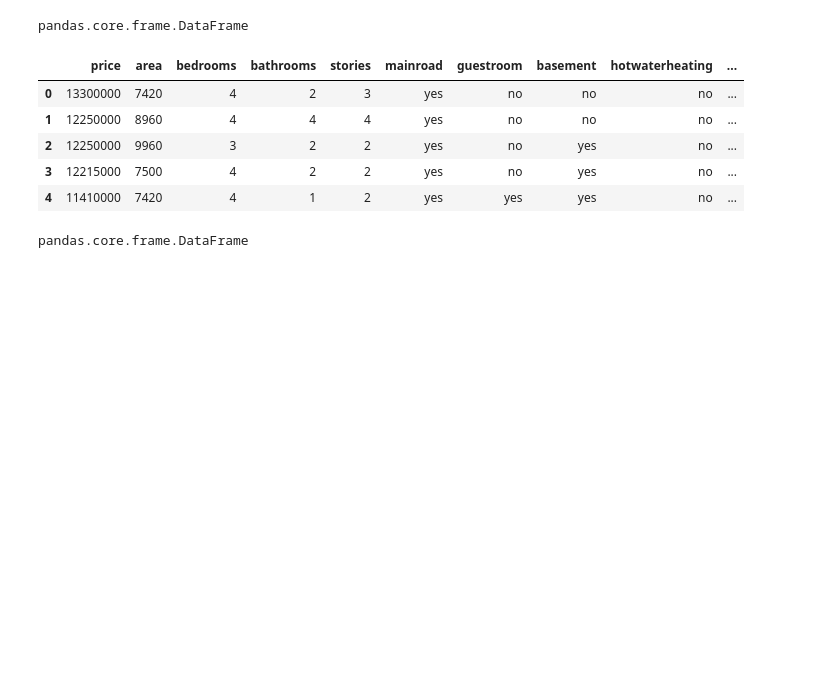
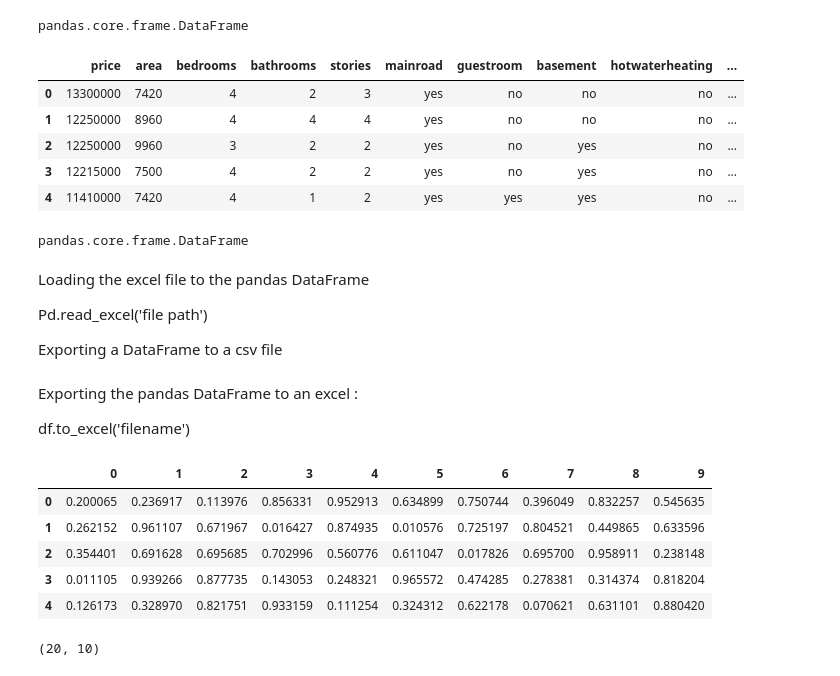
Before and after one commit to officialaryansingh/pandas_learning, a Jupyter notebook: pandas_fundamental2.ipynb, the cells around one changed output. Saved outputs shown, nothing was run; the diff lists cells and outputs as text; code cells hidden in the pictures; blank space fills up the shorter version.

```diff
--- a/pandas_fundamental2.ipynb
+++ b/pandas_fundamental2.ipynb
@@ -75,3 +76,9 @@ housing_df.head()
 type(california_dataset_df)
 # %% [output]
 pandas.core.frame.DataFrame
+# %% [markdown]
+Loading the excel file to the pandas DataFrame
+
+Pd.read_excel('file path')
+
+Exporting a DataFrame to a csv file
@@ -77,0 +87,20 @@ pandas.core.frame.DataFrame
+# %% [markdown]
+Exporting the pandas DataFrame to an excel :
+
+df.to_excel('filename')
+# %%
+# creating a dataframe with a random values
+random_df = pd.DataFrame(np.random.rand(20,10))
+# %%
+random_df.head()
+# %% [output]
+|  | 0 | 1 | 2 | 3 | 4 | 5 | 6 | 7 | 8 | 9 |
+| 0 | 0.200065 | 0.236917 | 0.113976 | 0.856331 | 0.952913 | 0.634899 | 0.750744 | 0.396049 | 0.832257 | 0.545635 |
+| 1 | 0.262152 | 0.961107 | 0.671967 | 0.016427 | 0.874935 | 0.010576 | 0.725197 | 0.804521 | 0.449865 | 0.633596 |
+| 2 | 0.354401 | 0.691628 | 0.695685 | 0.702996 | 0.560776 | 0.611047 | 0.017826 | 0.695700 | 0.958911 | 0.238148 |
+| 3 | 0.011105 | 0.939266 | 0.877735 | 0.143053 | 0.248321 | 0.965572 | 0.474285 | 0.278381 | 0.314374 | 0.818204 |
+| 4 | 0.126173 | 0.328970 | 0.821751 | 0.933159 | 0.111254 | 0.324312 | 0.622178 | 0.070621 | 0.631101 | 0.880420 |
+# %%
+random_df.shape
+# %% [output]
+(20, 10)
```
Also changed, not shown: parts of 6 cells of this notebook.
